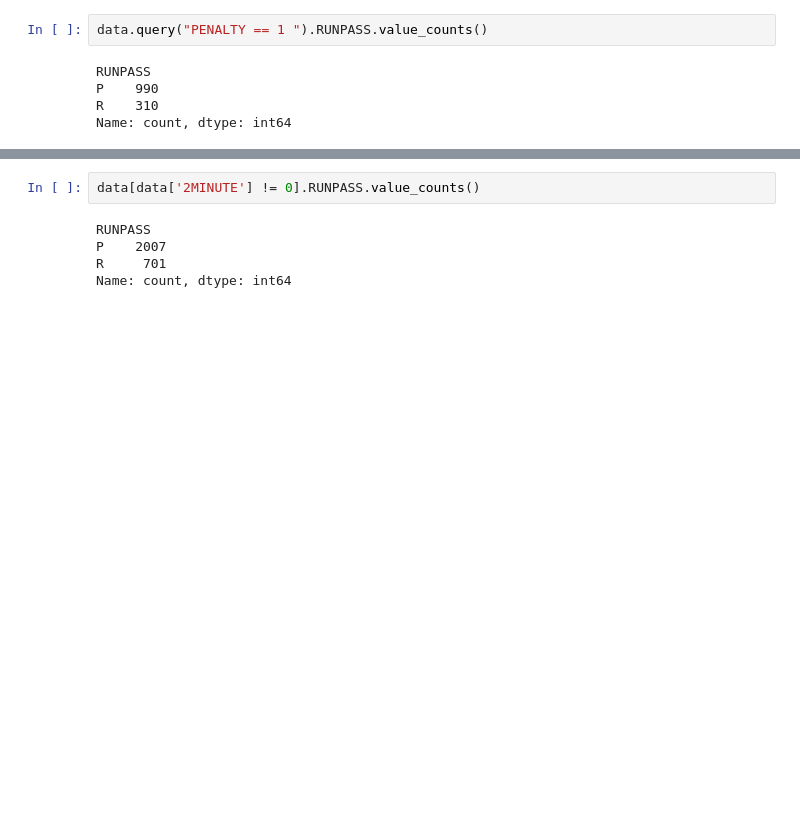
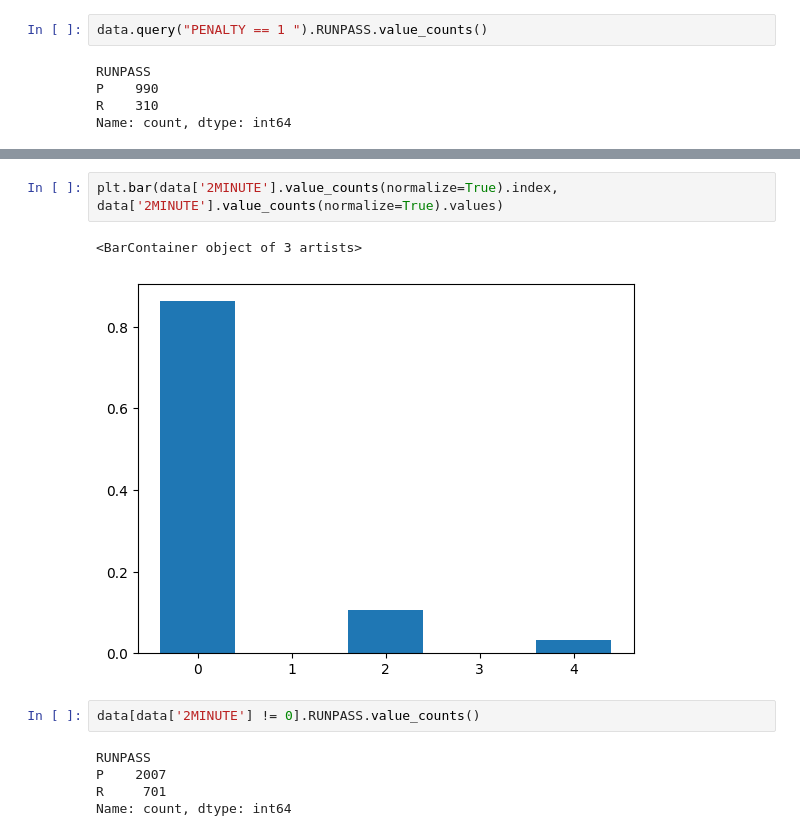
Before and after one commit to scottmaran/run_pass_prediction, a Jupyter notebook: eda.ipynb, the cells around one changed output, grey strips where cells are left out. Cells and saved outputs as stored; diff of their text form; blank space fills up the shorter version.

```diff
--- a/eda.ipynb
+++ b/eda.ipynb
@@ -57,3 +74,8 @@ data['2MINUTE'].hist()
+# %%
+plt.bar(data['2MINUTE'].value_counts(normalize=True).index, data['2MINUTE'].value_counts(normalize=True).values)
+# %% [output]
+<BarContainer object of 3 artists>
+[figure, added]
 # %%
 data[data['2MINUTE'] != 0].RUNPASS.value_counts()
 # %% [output]
```
Also changed, not shown: parts of 11 cells of this notebook, 11 other files.
